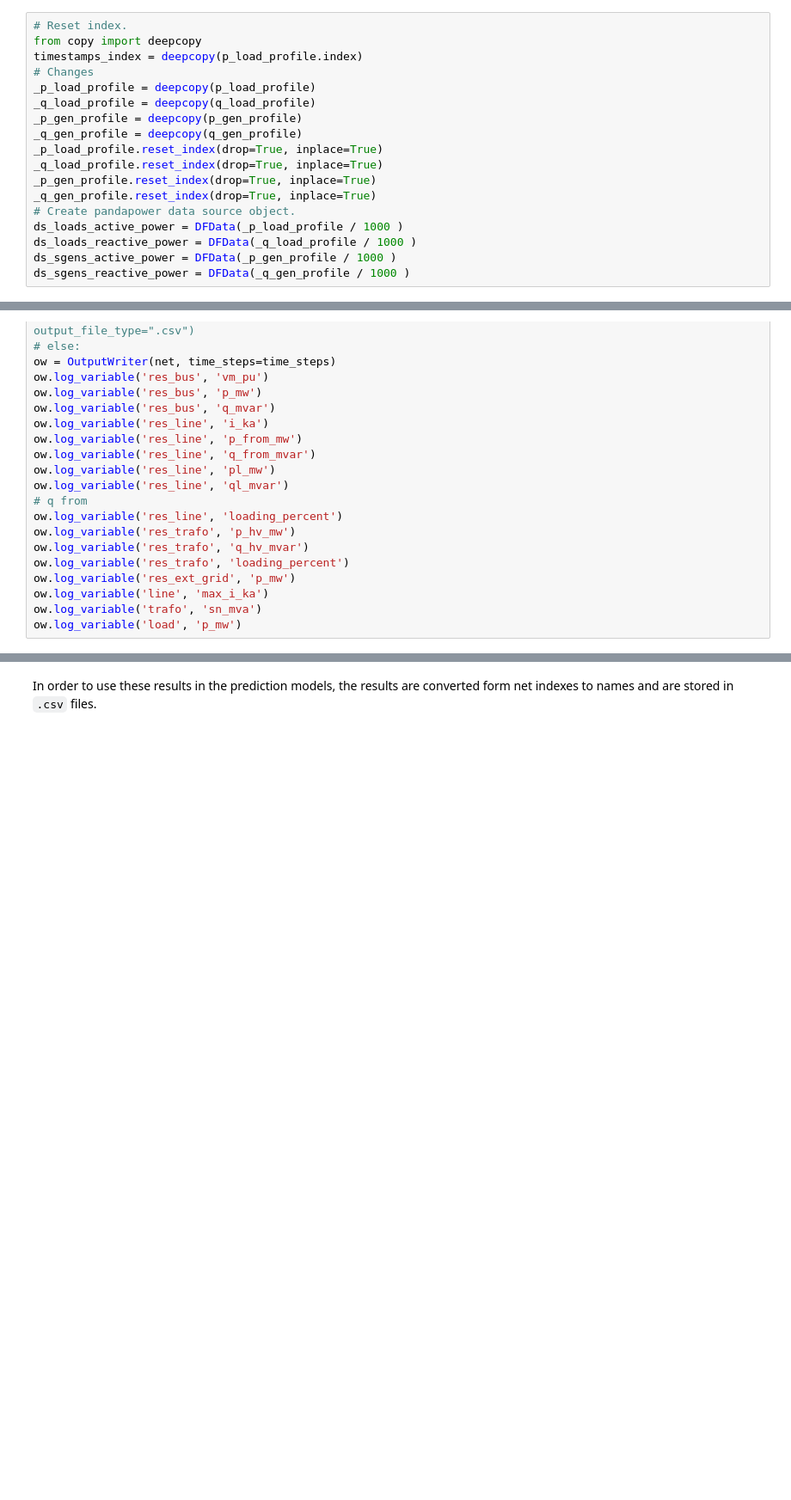
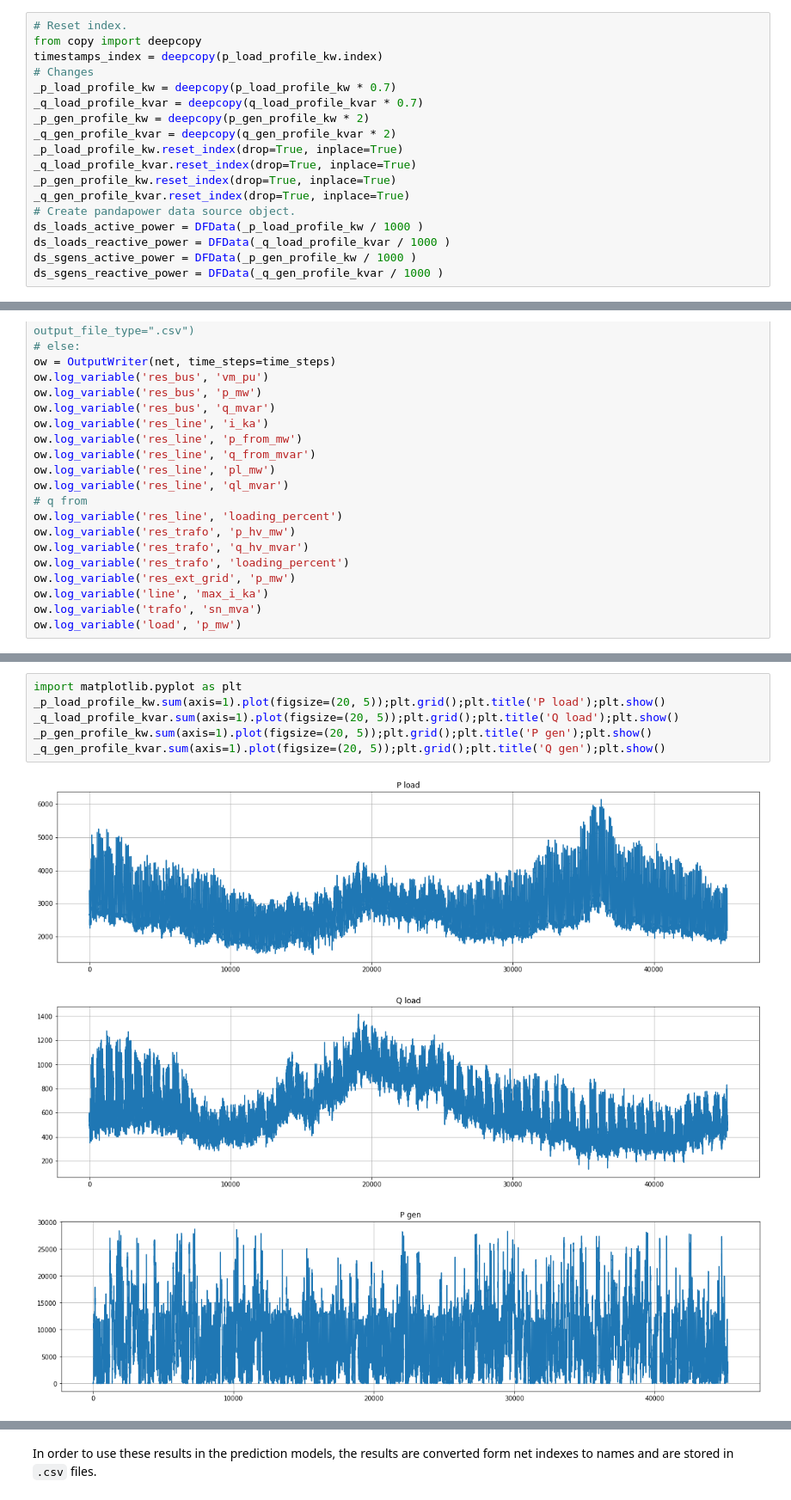
Before and after one commit to jamilsonjr/AI-to-forecast-constraints-in-the-energy-systems, a Jupyter notebook: jupyter_notebooks/pandapower_time_series_power_flow.ipynb, the cells around one changed output, grey strips where cells are left out. Shown: that part at 86% size. Cells and saved outputs as stored; diff of their text form; blank space fills up the shorter version.

```diff
--- a/jupyter_notebooks/pandapower_time_series_power_flow.ipynb
+++ b/jupyter_notebooks/pandapower_time_series_power_flow.ipynb
@@ -113,21 +109,21 @@ Before setting the dats sources, two changes are necessary:
 # %%
 # Reset index.
 from copy import deepcopy
-timestamps_index = deepcopy(p_load_profile.index)
+timestamps_index = deepcopy(p_load_profile_kw.index)
 # Changes
-_p_load_profile = deepcopy(p_load_profile)
-_q_load_profile = deepcopy(q_load_profile)
-_p_gen_profile = deepcopy(p_gen_profile)
-_q_gen_profile = deepcopy(q_gen_profile)
-_p_load_profile.reset_index(drop=True, inplace=True)
-_q_load_profile.reset_index(drop=True, inplace=True)
-_p_gen_profile.reset_index(drop=True, inplace=True)
-_q_gen_profile.reset_index(drop=True, inplace=True)
+_p_load_profile_kw = deepcopy(p_load_profile_kw * 0.7)
+_q_load_profile_kvar = deepcopy(q_load_profile_kvar * 0.7)
+_p_gen_profile_kw = deepcopy(p_gen_profile_kw * 2)
+_q_gen_profile_kvar = deepcopy(q_gen_profile_kvar * 2)
+_p_load_profile_kw.reset_index(drop=True, inplace=True)
+_q_load_profile_kvar.reset_index(drop=True, inplace=True)
+_p_gen_profile_kw.reset_index(drop=True, inplace=True)
+_q_gen_profile_kvar.reset_index(drop=True, inplace=True)
 # Create pandapower data source object.
-ds_loads_active_power = DFData(_p_load_profile / 1000 )
-ds_loads_reactive_power = DFData(_q_load_profile / 1000 )
-ds_sgens_active_power = DFData(_p_gen_profile / 1000 )
-ds_sgens_reactive_power = DFData(_q_gen_profile / 1000 )
+ds_loads_active_power = DFData(_p_load_profile_kw / 1000 )
+ds_loads_reactive_power = DFData(_q_load_profile_kvar / 1000 )
+ds_sgens_active_power = DFData(_p_gen_profile_kw / 1000 )
+ds_sgens_reactive_power = DFData(_q_gen_profile_kvar / 1000 )
 # %% [markdown]
 Next, Controllers are created. The controllers are used to set the values of the active and reactive power profiles to the network model.
 # %%
@@ -183,0 +180,10 @@ Finally the simulation is run. DOES NOT CONVERGE!
+# %%
+import matplotlib.pyplot as plt
+_p_load_profile_kw.sum(axis=1).plot(figsize=(20, 5));plt.grid();plt.title('P load');plt.show()
+_q_load_profile_kvar.sum(axis=1).plot(figsize=(20, 5));plt.grid();plt.title('Q load');plt.show()
+_p_gen_profile_kw.sum(axis=1).plot(figsize=(20, 5));plt.grid();plt.title('P gen');plt.show()
+_q_gen_profile_kvar.sum(axis=1).plot(figsize=(20, 5));plt.grid();plt.title('Q gen');plt.show()
+# %% [output]
+[figure, added]
+[figure, added]
+[figure, added]
```
Also changed, not shown: parts of 17 cells of this notebook, 14 other files.
